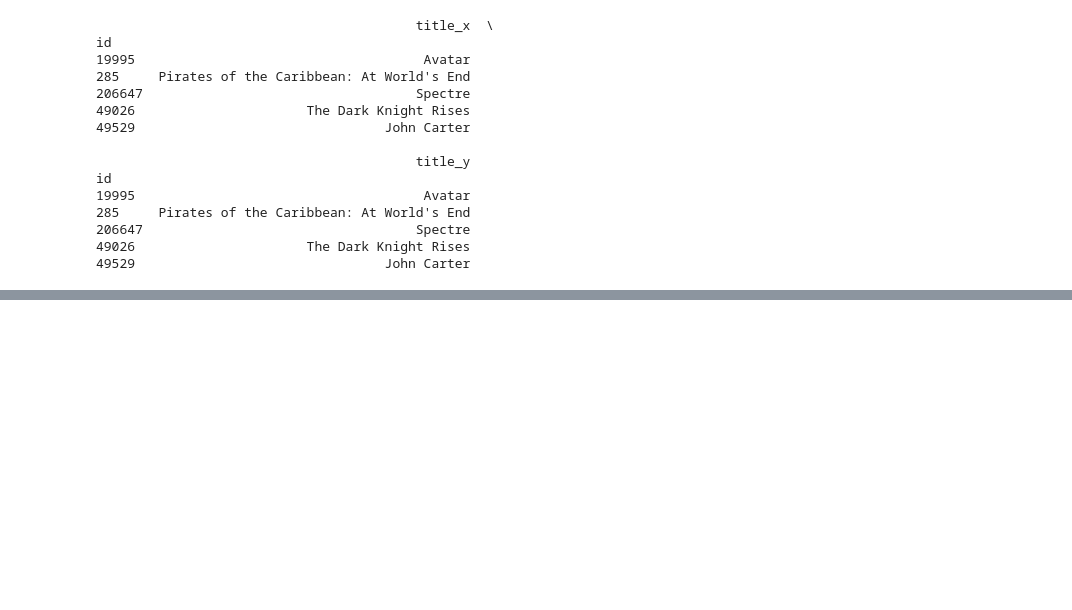
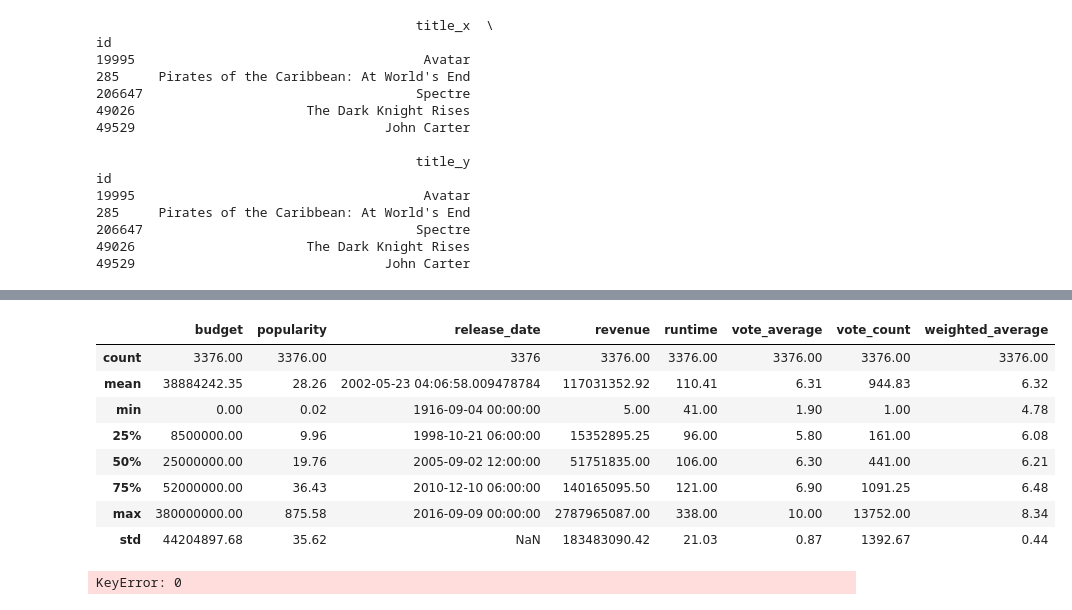
Before and after one commit to ApocalypseScrambler/datascience, a Jupyter notebook: Desafios/ProyectoDS_Parte II - Reyes Luis - 46270.ipynb, the cells around one changed output, grey strips where cells are left out. Cells and saved outputs as stored; diff of their text form; code cells hidden in the pictures; blank space fills up the shorter version.

```diff
--- a/Desafios/ProyectoDS_Parte II - Reyes Luis - 46270.ipynb
+++ b/Desafios/ProyectoDS_Parte II - Reyes Luis - 46270.ipynb
@@ -177,31 +275,3 @@ cast                      0
 crew                      0
 website                   0
 dtype: int64
-# %%
-# Nueva variable weight average o puntuación ponderada
-# Si bien tenemos el voto promedio ya como dato (vote_average), no es lo mismo una pelicula con 1 voto y 9 de voto promedio que otra con 500 votos y un voto promedio de 8.5
-v= df_movies['vote_count'] # Cantidad de votos
-R=df_movies['vote_average'] # Voto Promedio
-C=df_movies['vote_average'].mean()
-m=df_movies['vote_count'].quantile(0.7)
-
-df_movies['weighted_average'] = (R*v+C*m)/(v+m)
-
-# Nueva variable profit o rentabilidad de cada película
-df_movies['profit'] = df_movies['revenue'] - df_movies['budget']
-
-# Nueva variable season o temporada, en base a la fecha de lanzamiento de la pelicula determinamos a que temporada pertenece (temporadas USA)
-def get_season(date):
-    if (date.month == 3 and date.day >= 20) or (date.month in [4, 5]) or (date.month == 6 and date.day < 21):
-        return 'spring'
-    elif (date.month == 6 and date.day >= 21) or (date.month in [7, 8]) or (date.month == 9 and date.day < 22):
-        return 'summer'
-    elif (date.month == 9 and date.day >= 22) or (date.month in [10, 11]) or (date.month == 12 and date.day < 21):
-        return 'autumn'
-    else:
-        return 'winter'
-
-# Aplicar la función a la columna 'release_date' para obtener la estación del año
-df_movies['season'] = df_movies['release_date'].apply(get_season)
-
-df_movies[['original_title','weighted_average','profit','season']].head()
@@ -252,13 +312,20 @@ profit               891
 dtype: int64
 # %%
+# Solucionemos algunos valores en cero
 promedios = df_movies[['runtime','vote_average','vote_count']].mean()
+print('Promedios')
+print('----------------------')
 print(promedios)
 
 #Reemplacemos todos los campos en cero por NaN
-df_movies[['budget','popularity','revenue','runtime','vote_average','vote_count','weighted_average']] = df_movies[['budget','popularity','revenue','runtime','vote_average','vote_count','weighted_average']].replace(0, np.nan)
+df_movies[['runtime','vote_average','vote_count']] = df_movies[['runtime','vote_average','vote_count']].replace(0, np.nan)
 
 df_movies[['runtime','vote_average','vote_count']] = df_movies[['runtime','vote_average','vote_count']].fillna(promedios)
 
-nun_missing = (df_movies[['budget','popularity','revenue','runtime','vote_average','vote_count','weighted_average','profit']] == 0).sum()
+nun_missing = (df_movies[['budget','popularity','revenue','runtime','vote_average','vote_count']] == 0).sum()
+
+print('')
+print('Campos con Ceros')
+print('------------------------')
 print(nun_missing)
 # %% [output]
@@ -345,0 +442,34 @@ df_movies.head()
+# %%
+df_revenue = df_movies[df_movies['revenue'] > 0]
+df_revenue.describe()
+# %% [output]
+|  | budget | popularity | release_date | revenue | runtime | vote_average | vote_count | weighted_average |
+| count | 3376.00 | 3376.00 | 3376 | 3376.00 | 3376.00 | 3376.00 | 3376.00 | 3376.00 |
+| mean | 38884242.35 | 28.26 | 2002-05-23 04:06:58.009478784 | 117031352.92 | 110.41 | 6.31 | 944.83 | 6.32 |
+| min | 0.00 | 0.02 | 1916-09-04 00:00:00 | 5.00 | 41.00 | 1.90 | 1.00 | 4.78 |
+| 25% | 8500000.00 | 9.96 | 1998-10-21 06:00:00 | 15352895.25 | 96.00 | 5.80 | 161.00 | 6.08 |
+| 50% | 25000000.00 | 19.76 | 2005-09-02 12:00:00 | 51751835.00 | 106.00 | 6.30 | 441.00 | 6.21 |
+| 75% | 52000000.00 | 36.43 | 2010-12-10 06:00:00 | 140165095.50 | 121.00 | 6.90 | 1091.25 | 6.48 |
+| max | 380000000.00 | 875.58 | 2016-09-09 00:00:00 | 2787965087.00 | 338.00 | 10.00 | 13752.00 | 8.34 |
+| std | 44204897.68 | 35.62 | NaN | 183483090.42 | 21.03 | 0.87 | 1392.67 | 0.44 |
+# %%
+# Supongamos que tienes un DataFrame llamado 'df' con las columnas 'budget' y 'revenue'.
+
+# Define los pesos
+peso_presupuesto = 0.7
+peso_ganancia = 0.3
+
+# Selecciona una película específica
+pelicula_seleccionada = df_revenue.loc[0]  # Cambia el índice según la película que desees calcular
+
+# Extrae el presupuesto y la ganancia de la película seleccionada
+presupuesto_pelicula = pelicula_seleccionada['budget']
+ganancia_pelicula = pelicula_seleccionada['revenue']
+
+# Calcula la ganancia ponderada
+ganancia_ponderada = (peso_presupuesto * presupuesto_pelicula + peso_ganancia * ganancia_pelicula) / (peso_presupuesto + peso_ganancia)
+
+# El resultado es la ganancia ponderada para la película seleccionada
+print("Ganancia Ponderada:", ganancia_ponderada)
+# %% [output]
+KeyError: 0
```
Also changed, not shown: parts of 13 cells of this notebook, 1 other file.
